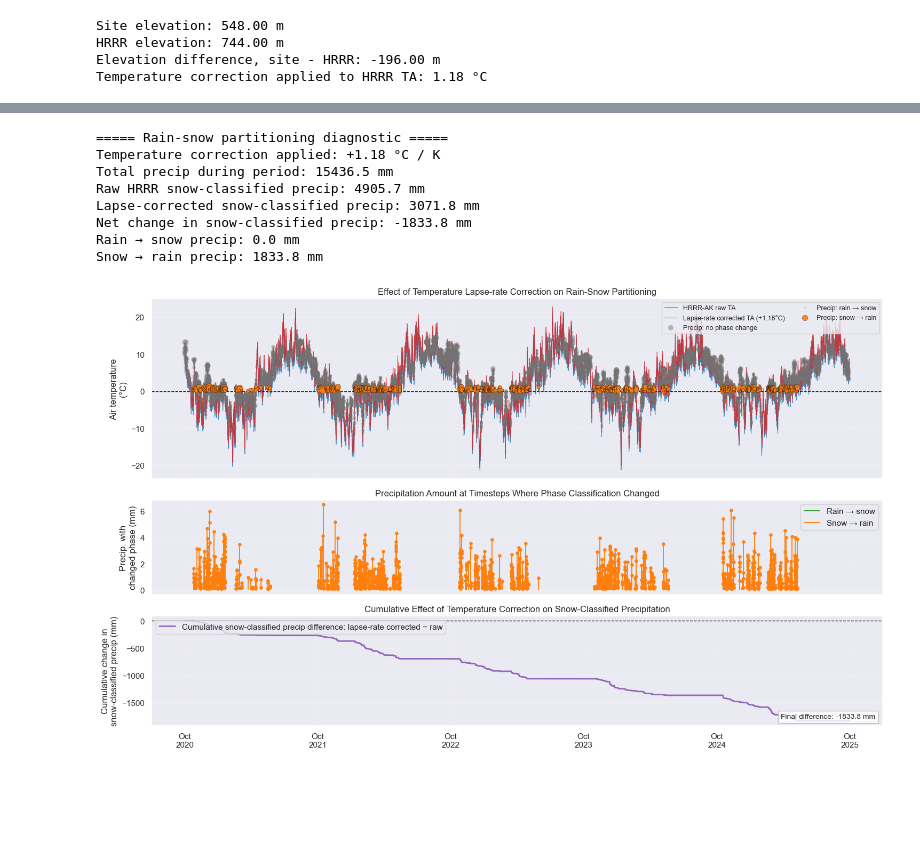
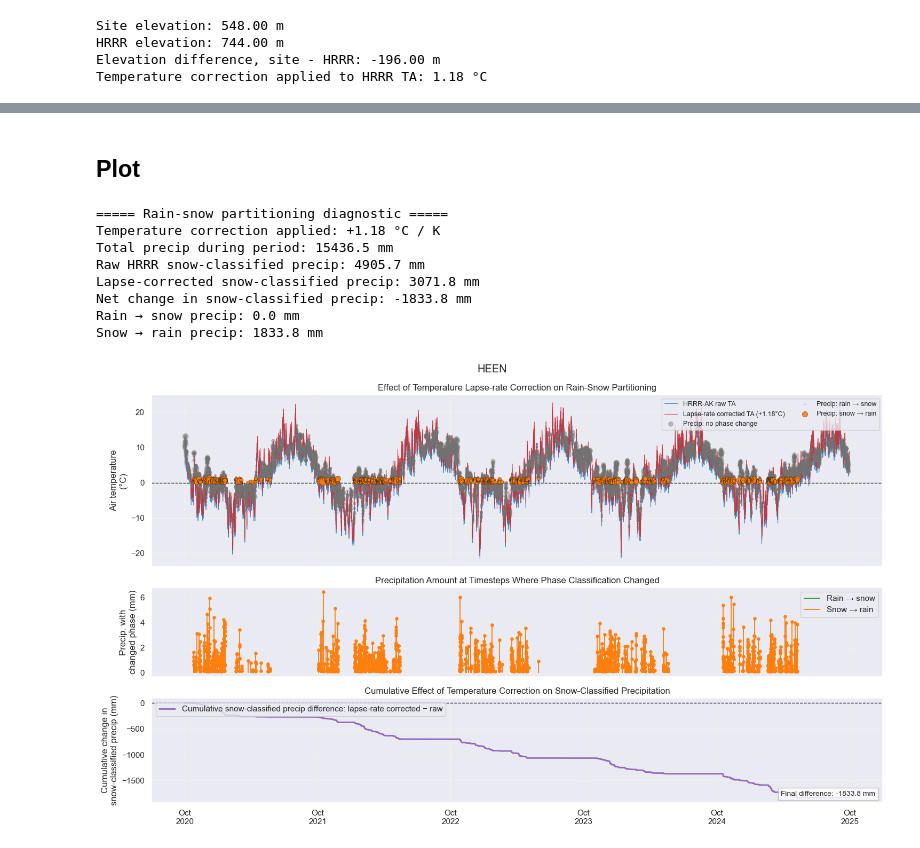
Before and after one commit to cassielumbrazo/snow_model_forcing, a Jupyter notebook: sites/heen/2_create_snowpack_smet_forcing_hrrrak_lapserate_heen_WY2020-WY2025.ipynb, the cells around one changed output, grey strips where cells are left out. Cells and saved outputs as stored; diff of their text form; code cells hidden in the pictures; blank space fills up the shorter version.

```diff
--- a/sites/heen/2_create_snowpack_smet_forcing_hrrrak_lapserate_heen_WY2020-WY2025.ipynb
+++ b/sites/heen/2_create_snowpack_smet_forcing_hrrrak_lapserate_heen_WY2020-WY2025.ipynb
@@ -274,3 +379,5 @@ plt.show()
+# %% [markdown]
+## Plot
 # %%
 # =========================
 # RAIN-SNOW PARTITIONING DIAGNOSTIC FIGURE
@@ -525,31 +632,33 @@ ax3.grid(alpha=0.3)
 # Optional text annotation
 final_diff = df_part["cum_snow_difference"].iloc[-1]
 ax3.text(
     0.99,
     0.05,
     f"Final difference: {final_diff:+.1f} mm",
     transform=ax3.transAxes,
     ha="right",
     va="bottom",
     fontsize=10,
     bbox=dict(facecolor="white", edgecolor="0.7", alpha=0.8)
 )
 
 # -------------------------
 # FORMAT X-AXIS
 # -------------------------
 ax3.xaxis.set_major_locator(mdates.YearLocator(month=10))
 ax3.xaxis.set_major_formatter(mdates.DateFormatter("Oct\n%Y"))
 
+plt.suptitle('HEEN')
+
 plt.tight_layout()
 plt.show()
 # %% [output]
 ===== Rain-snow partitioning diagnostic =====
 Temperature correction applied: +1.18 °C / K
 Total precip during period: 15436.5 mm
 Raw HRRR snow-classified precip: 4905.7 mm
 Lapse-corrected snow-classified precip: 3071.8 mm
 Net change in snow-classified precip: -1833.8 mm
 Rain → snow precip: 0.0 mm
 Snow → rain precip: 1833.8 mm
-[figure, old version]
+[figure, new version]
```
Also changed, not shown: parts of 3 cells of this notebook, 4 other files.
